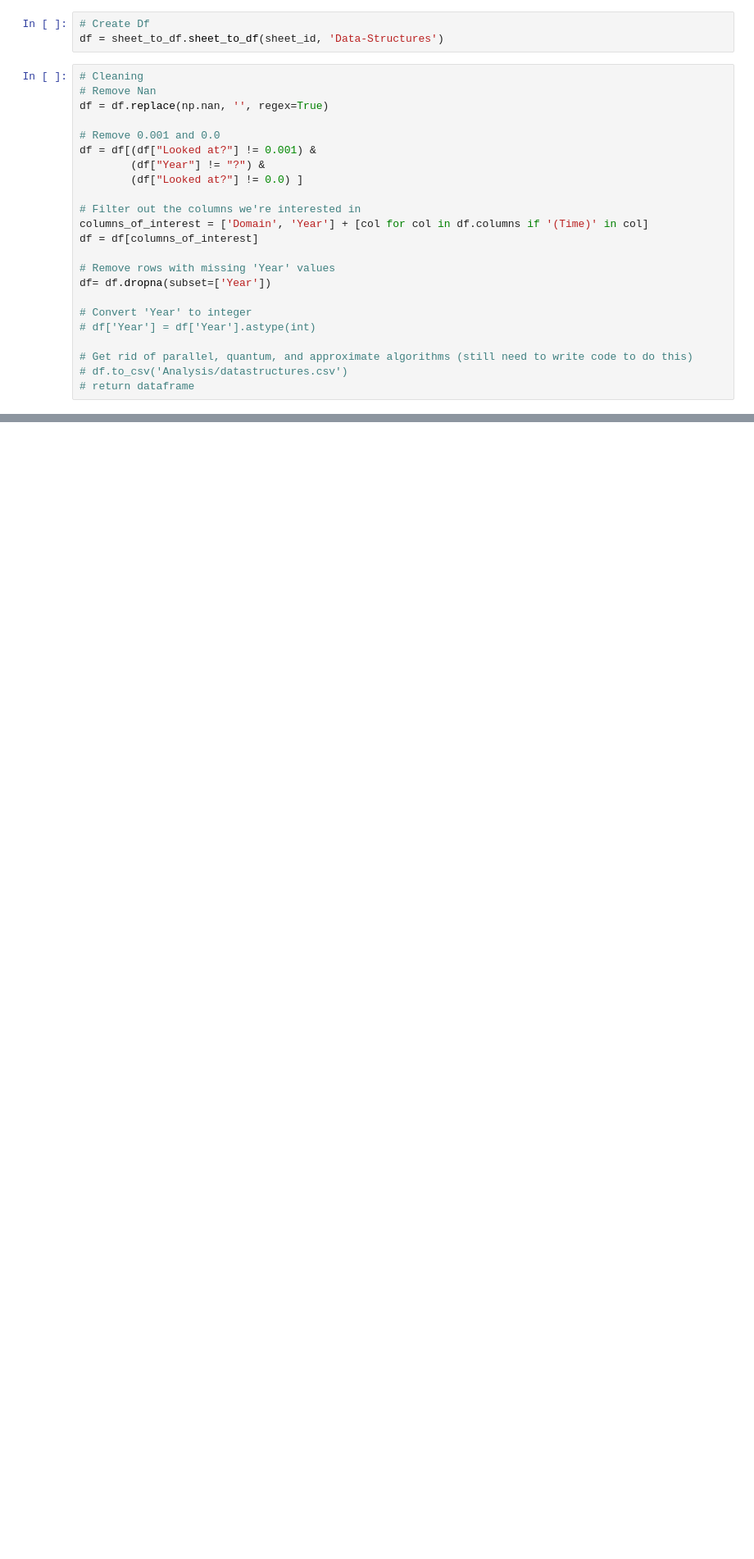
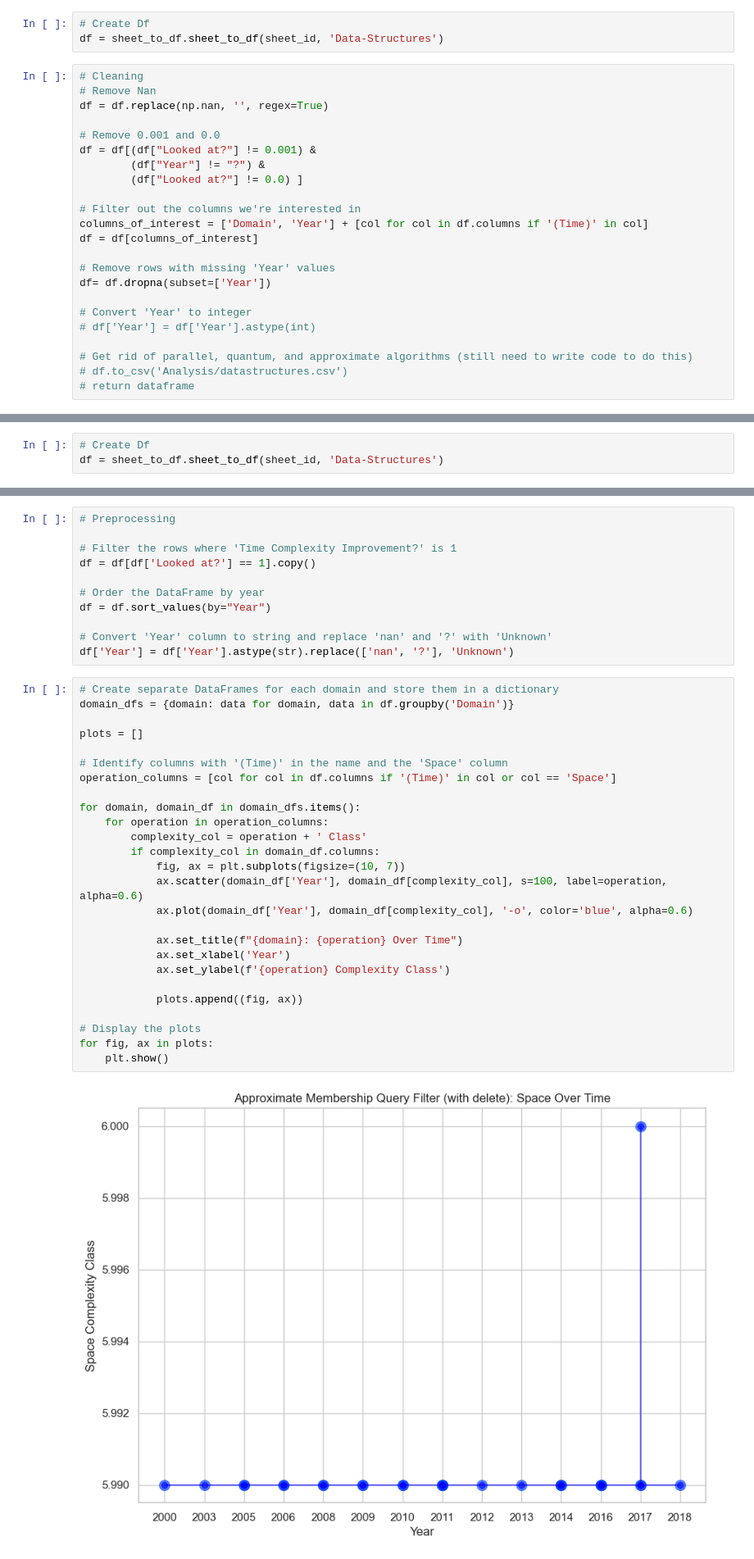
Before and after one commit to aminsamir45/Algowiki, a Jupyter notebook: visualizations/Data Structures/data_structures.ipynb, the cells around one changed output, grey strips where cells are left out. Shown at 82% size. Saved outputs shown, nothing was run; the diff lists cells and outputs as text; blank space fills up the shorter version.

```diff
--- a/visualizations/Data Structures/data_structures.ipynb
+++ b/visualizations/Data Structures/data_structures.ipynb
@@ -143,0 +105,3 @@ plt.show()
+# %%
+# Create Df
+df = sheet_to_df.sheet_to_df(sheet_id, 'Data-Structures')
@@ -143,0 +110,39 @@ plt.show()
+# %%
+# Preprocessing
+
+# Filter the rows where 'Time Complexity Improvement?' is 1
+df = df[df['Looked at?'] == 1].copy()
+
+# Order the DataFrame by year
+df = df.sort_values(by="Year")
+
+# Convert 'Year' column to string and replace 'nan' and '?' with 'Unknown'
+df['Year'] = df['Year'].astype(str).replace(['nan', '?'], 'Unknown')
+# %%
+# Create separate DataFrames for each domain and store them in a dictionary
+domain_dfs = {domain: data for domain, data in df.groupby('Domain')}
+
+plots = []
+
+# Identify columns with '(Time)' in the name and the 'Space' column
+operation_columns = [col for col in df.columns if '(Time)' in col or col == 'Space']
+
+for domain, domain_df in domain_dfs.items():
+    for operation in operation_columns:
+        complexity_col = operation + ' Class'
+        if complexity_col in domain_df.columns:
+            fig, ax = plt.subplots(figsize=(10, 7))
+            ax.scatter(domain_df['Year'], domain_df[complexity_col], s=100, label=operation, alpha=0.6)
+            ax.plot(domain_df['Year'], domain_df[complexity_col], '-o', color='blue', alpha=0.6)
+
+            ax.set_title(f"{domain}: {operation} Over Time")
+            ax.set_xlabel('Year')
+            ax.set_ylabel(f'{operation} Complexity Class')
+
+            plots.append((fig, ax))
+
+# Display the plots
+for fig, ax in plots:
+    plt.show()
+# %% [output]
+[figure, added]
```
Also changed, not shown: parts of 7 cells of this notebook, 3 other files.
